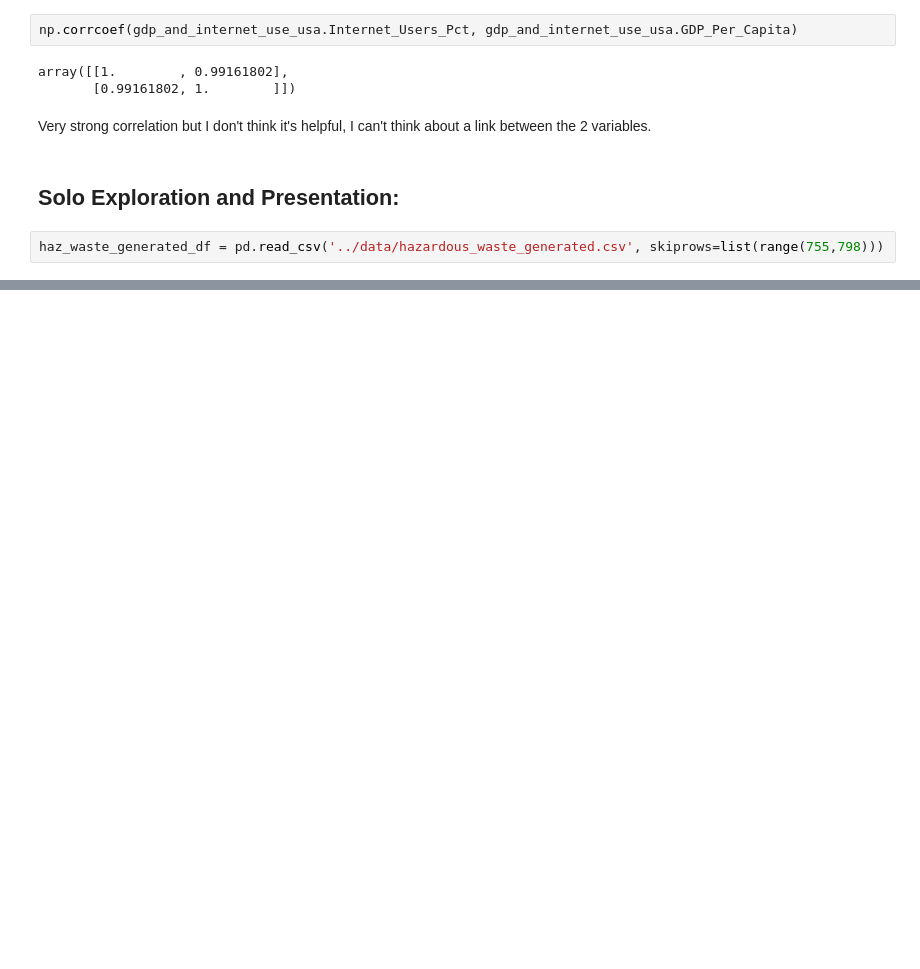
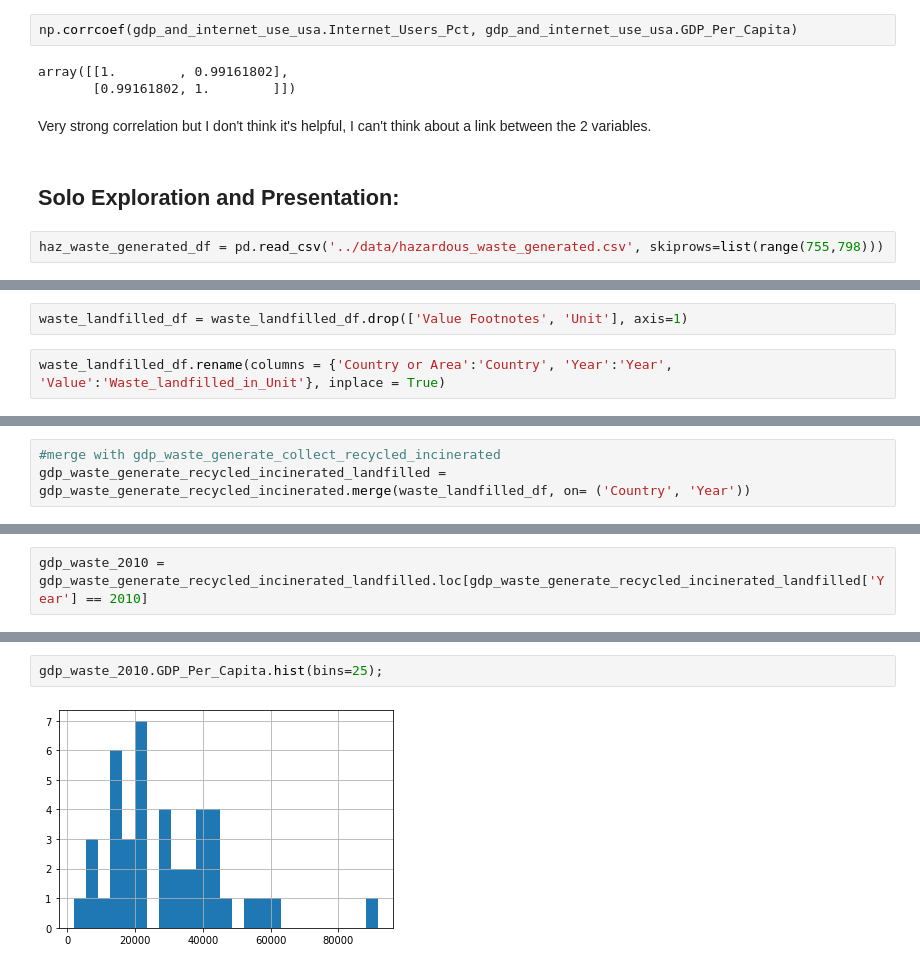
Before and after one commit to nss-data-science-cohort-4/dq1-undata-AmyLG, a Jupyter notebook: notebooks/UN_Data_Exploration.ipynb, the cells around one changed output, grey strips where cells are left out. Saved outputs shown, nothing was run; the diff lists cells and outputs as text; blank space fills up the shorter version.

```diff
--- a/notebooks/UN_Data_Exploration.ipynb
+++ b/notebooks/UN_Data_Exploration.ipynb
@@ -807,0 +831,4 @@ gdp_internet_waste_pivoted.head()
+# %%
+waste_landfilled_df = waste_landfilled_df.drop(['Value Footnotes', 'Unit'], axis=1)
+# %%
+waste_landfilled_df.rename(columns = {'Country or Area':'Country', 'Year':'Year', 'Value':'Waste_landfilled_in_Unit'}, inplace = True)
@@ -807,0 +846,3 @@ gdp_internet_waste_pivoted.head()
+# %%
+#merge with gdp_waste_generate_collect_recycled_incinerated
+gdp_waste_generate_recycled_incinerated_landfilled = gdp_waste_generate_recycled_incinerated.merge(waste_landfilled_df, on= ('Country', 'Year'))
@@ -807,0 +874,2 @@ gdp_internet_waste_pivoted.head()
+# %%
+gdp_waste_2010 = gdp_waste_generate_recycled_incinerated_landfilled.loc[gdp_waste_generate_recycled_incinerated_landfilled['Year'] == 2010]
@@ -807,0 +918,4 @@ gdp_internet_waste_pivoted.head()
+# %%
+gdp_waste_2010.GDP_Per_Capita.hist(bins=25);
+# %% [output]
+[figure, added]
```
Also changed, not shown: parts of 99 cells of this notebook.
